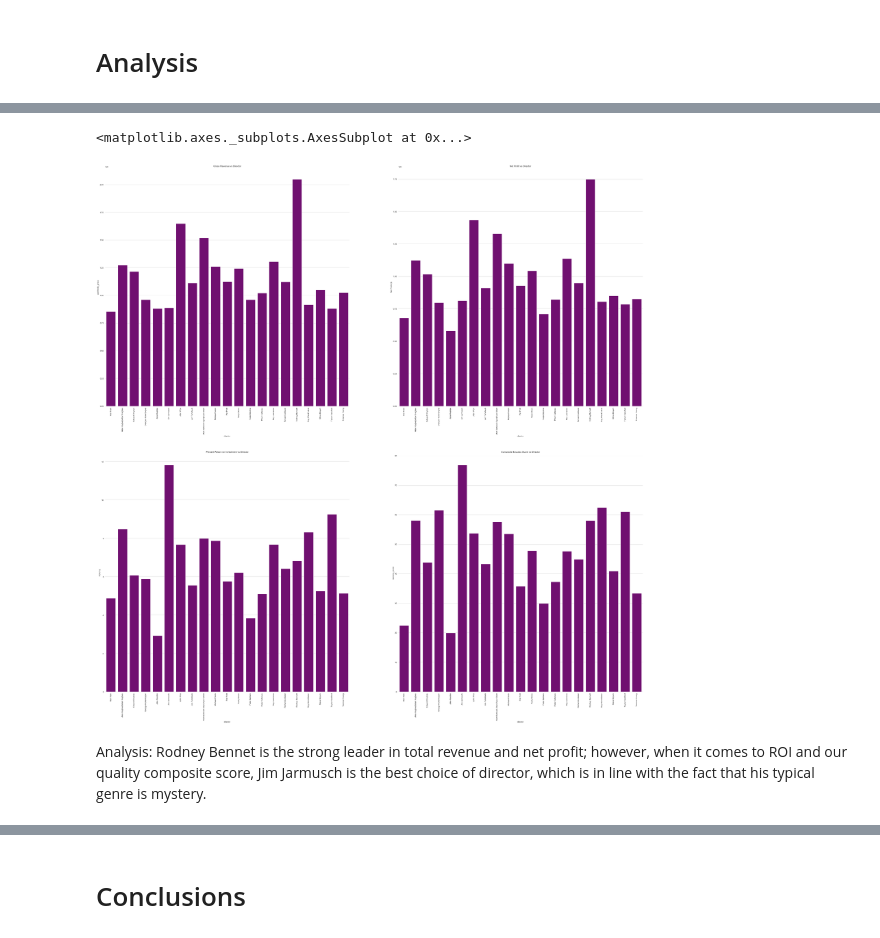
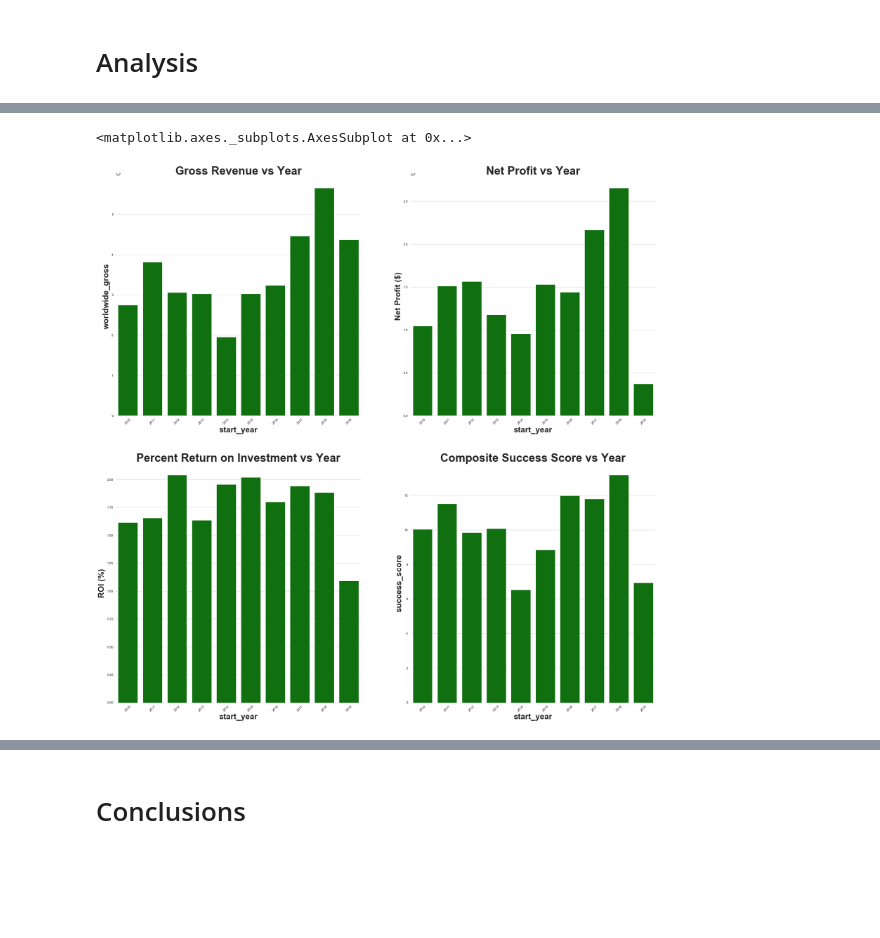
Before and after one commit to benspils/movie-content-analysis, a Jupyter notebook: What_Makes_a_Successful_Movie?-Mike.ipynb, the cells around one changed output, grey strips where cells are left out. Drawn from its saved outputs; the diff is of its cells as text; code cells hidden in the pictures; blank space fills up the shorter version.

```diff
--- a/What_Makes_a_Successful_Movie?-Mike.ipynb
+++ b/What_Makes_a_Successful_Movie?-Mike.ipynb
@@ -68,8 +54,9 @@ data/zippedData/rt.movie_info.tsv.gz
 # %%
-#Renaming columns to be able to merge on 'title' column
+#Renaming columns to be able to merge on 'title' and 'tconst' columns
 
-data['title_basics'] = data['title_basics'].rename(columns={'primary_title':'title'})
-data['movie_budgets'] = data['movie_budgets'].rename(columns={'movie':'title'})
+data['title_basics'].rename(columns={'primary_title':'title'}, inplace = True)
+data['movie_budgets'].rename(columns={'movie':'title'}, inplace = True)
+data['akas'].rename(columns={'title_id': 'tconst'}, inplace = True)
 # %%
 #Getting rid of commas and dollar signs to make dataframe values easier to work with
 
@@ -80,7 +67,3 @@ data['movie_budgets']['worldwide_gross'] = data['movie_budgets']['worldwide_gros
 data['movie_budgets']['production_budget'] = data['movie_budgets']['production_budget'].str.replace(',', '')
 data['movie_budgets']['production_budget'] = data['movie_budgets']['production_budget'].str.replace('$', '')
 data['movie_budgets']['production_budget'] = data['movie_budgets']['production_budget'].astype(int)
-
-data['movie_budgets']['domestic_gross'] = data['movie_budgets']['domestic_gross'].str.replace(',', '')
-data['movie_budgets']['domestic_gross'] = data['movie_budgets']['domestic_gross'].str.replace('$', '')
-data['movie_budgets']['domestic_gross'] = data['movie_budgets']['domestic_gross'].astype(int)
@@ -177,2 +126,4 @@ master_table = pd.merge(master_table, data['movie_info'],on='id')
 # %%
-master_table = master_table.drop(columns=['original_title','theater_date','dvd_date','currency','box_office','studio','synopsis'])
+#Drop remaining unnecessary columns
+
+master_table.drop(columns=['original_title','title_y','theater_date','dvd_date','currency','box_office','studio','synopsis','runtime','writer'], inplace=True)
@@ -266,9 +188,10 @@ master_composer = pd.merge(master_table,genre_table, on='tconst')
 # %%
-#Removing problem data
+#Removing deceased composers and problem data
 
 master_composer = master_composer[master_composer.composer != 'Matthew Emerson Brown']
 master_composer = master_composer[master_composer.composer != 'Joshua Morrison']
 master_composer = master_composer[master_composer.composer != 'Jeramy Koepping']
 master_composer = master_composer[master_composer.composer != 'Ed Cortes']
+master_table = master_table[master_table.director != 'Rodney Bennett']
 # %%
 master_composer.sort_values(by='success_score', ascending = False, inplace = True)
@@ -355,57 +335,56 @@ Analysis:
 # %%
-#Graphing Director vs Gross Revenue, Net Profit, ROI, and Success Score
+#Graphing Start Year vs Gross Revenue, Net Profit, ROI, and Success Score
 
-figure, ax = plt.subplots(2, 2, figsize=(50, 50))
-x=master_table[:25].groupby("director").median().index
-y0_gross_rev= master_table[:25].groupby("director").median().worldwide_gross
-y1_net_prof= master_table[:25].groupby("director").median().worldwide_gross-master_table[:25].groupby("director").median().production_budget
-y2_roi_percent= master_table[:25].groupby("director").median().worldwide_gross/master_table[:25].groupby("director").median().production_budget
-y3_comp= master_table[:25].groupby("director").median().success_score
-ax[0][0].set_title('Gross Revenue vs Director')
-ax[0][0].set_xlabel('Director')
-ax[0][0].set_ylabel('Gross Revenue ($)')
-ax[0][1].set_title('Net Profit vs Director')
-ax[0][1].set_xlabel('Director')
-ax[0][1].set_ylabel('Net Profit ($)')
-ax[1][0].set_title('Percent Return on Investment vs Director')
-ax[1][0].set_xlabel('Director')
-ax[1][0].set_ylabel('ROI (%)')
-ax[1][1].set_title('Composite Success Score vs Director')
-ax[1][1].set_xlabel('Director')
-ax[1][1].set_ylabel('Success Score')
+figure, ax = plt.subplots(2, 2, figsize=(30, 30))
+x=master_table.groupby("start_year").median().index
+y0_gross_rev= master_table.groupby("start_year").median().worldwide_gross
+y1_net_prof= master_table.groupby("start_year").median().worldwide_gross-master_table.groupby("start_year").median().production_budget
+y2_roi_percent= master_table.groupby("start_year").median().worldwide_gross/master_table.groupby("start_year").median().production_budget
+y3_comp= master_table.groupby("start_year").median().success_score
 
-ax[0][0].set_xticklabels(x,rotation=90)
-ax[0][1].set_xticklabels(x,rotation=90)
-ax[1][0].set_xticklabels(x,rotation=90)
-ax[1][1].set_xticklabels(x,rotation=90)
+ax[0][0].set_title('Gross Revenue vs Year', fontsize = 35, fontweight="bold")
+ax[0][0].set_xlabel('Year', fontsize = 25, fontweight="bold")
+ax[0][0].set_ylabel('Gross Revenue ($)', fontsize = 25, fontweight="bold")
+ax[0][1].set_title('Net Profit vs Year', fontsize = 35, fontweight="bold")
+ax[0][1].set_xlabel('Year', fontsize = 25, fontweight="bold")
+ax[0][1].set_ylabel('Net Profit ($)', fontsize = 25, fontweight="bold")
+ax[1][0].set_title('Percent Return on Investment vs Year', fontsize = 35, fontweight="bold")
+ax[1][0].set_xlabel('Year', fontsize = 25, fontweight="bold")
+ax[1][0].set_ylabel('ROI (%)', fontsize = 25, fontweight="bold")
+ax[1][1].set_title('Composite Success Score vs Year', fontsize = 35, fontweight="bold")
+ax[1][1].set_xlabel('Year', fontsize = 25, fontweight="bold")
+ax[1][1].set_ylabel('Success Score', fontsize = 25, fontweight="bold")
+
+ax[0][0].set_xticklabels(x,rotation=45)
+ax[0][1].set_xticklabels(x,rotation=45)
+ax[1][0].set_xticklabels(x,rotation=45)
+ax[1][1].set_xticklabels(x,rotation=45)
 
 ax[0][0].spines['top'].set_visible(False)
 ax[0][0].spines['right'].set_visible(False)
 ax[0][0].spines['left'].set_visible(False)
 ax[0][0].spines['bottom'].set_color('#DDDDDD')
 
 ax[0][1].spines['top'].set_visible(False)
 ax[0][1].spines['right'].set_visible(False)
 ax[0][1].spines['left'].set_visible(False)
 ax[0][1].spines['bottom'].set_color('#DDDDDD')
 
 ax[1][0].spines['top'].set_visible(False)
 ax[1][0].spines['right'].set_visible(False)
 ax[1][0].spines['left'].set_visible(False)
 ax[1][0].spines['bottom'].set_color('#DDDDDD')
 
 ax[1][1].spines['top'].set_visible(False)
 ax[1][1].spines['right'].set_visible(False)
 ax[1][1].spines['left'].set_visible(False)
 ax[1][1].spines['bottom'].set_color('#DDDDDD')
 
 sns.set_style("whitegrid")
-sns.barplot(x, y0_gross_rev, ax=ax[0][0], color='purple')
-sns.barplot(x, y1_net_prof, ax=ax[0][1], color='purple')
-sns.barplot(x, y2_roi_percent, ax=ax[1][0], color='purple')
-sns.barplot(x, y3_comp, ax=ax[1][1], color='purple')
+sns.barplot(x, y0_gross_rev, ax=ax[0][0], color='green')
+sns.barplot(x, y1_net_prof, ax=ax[0][1], color='green')
+sns.barplot(x, y2_roi_percent, ax=ax[1][0], color='green')
+sns.barplot(x, y3_comp, ax=ax[1][1], color='green')
 # %% [output]
 <matplotlib.axes._subplots.AxesSubplot at 0x...>
-[figure, old version]
+[figure, new version]
-# %% [markdown]
-Analysis: Rodney Bennet is the strong leader in total revenue and net profit; however, when it comes to ROI and our quality composite score, Jim Jarmusch is the best choice of director, which is in line with the fact that his typical genre is mystery.
```
Also changed, not shown: parts of 32 cells of this notebook.
